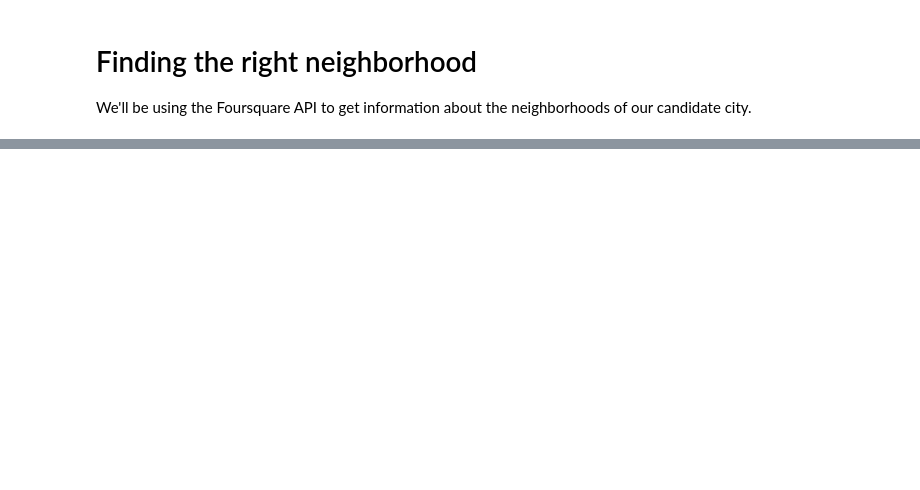
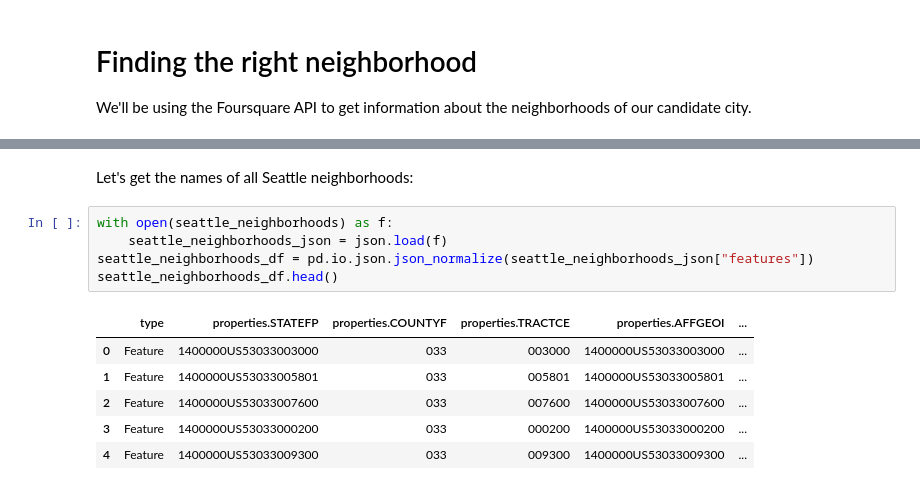
Before and after one commit to TheRealSaluki/Coursera_Capstone, a Jupyter notebook: Battle Of Cities.ipynb, the cells around one changed output, grey strips where cells are left out. Drawn from its saved outputs; the diff is of its cells as text; blank space fills up the shorter version.

```diff
--- a/Battle Of Cities.ipynb
+++ b/Battle Of Cities.ipynb
@@ -360,0 +400,14 @@ We'll be using the Foursquare API to get information about the neighborhoods of
+# %% [markdown]
+Let's get the names of all Seattle neighborhoods:
+# %%
+with open(seattle_neighborhoods) as f:
+    seattle_neighborhoods_json = json.load(f)
+seattle_neighborhoods_df = pd.io.json.json_normalize(seattle_neighborhoods_json["features"])
+seattle_neighborhoods_df.head()
+# %% [output]
+|  | type | properties.STATEFP | properties.COUNTYF | properties.TRACTCE | properties.AFFGEOI | ... |
+| 0 | Feature | 1400000US53033003000 | 033 | 003000 | 1400000US53033003000 | ... |
+| 1 | Feature | 1400000US53033005801 | 033 | 005801 | 1400000US53033005801 | ... |
+| 2 | Feature | 1400000US53033007600 | 033 | 007600 | 1400000US53033007600 | ... |
+| 3 | Feature | 1400000US53033000200 | 033 | 000200 | 1400000US53033000200 | ... |
+| 4 | Feature | 1400000US53033009300 | 033 | 009300 | 1400000US53033009300 | ... |
```
Also changed, not shown: parts of 32 cells of this notebook.
